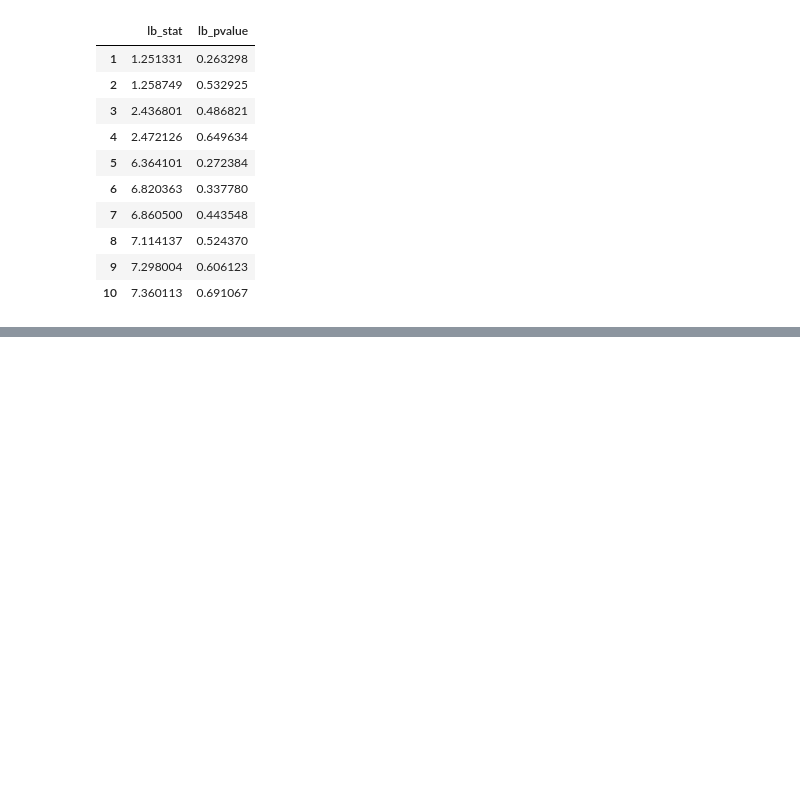
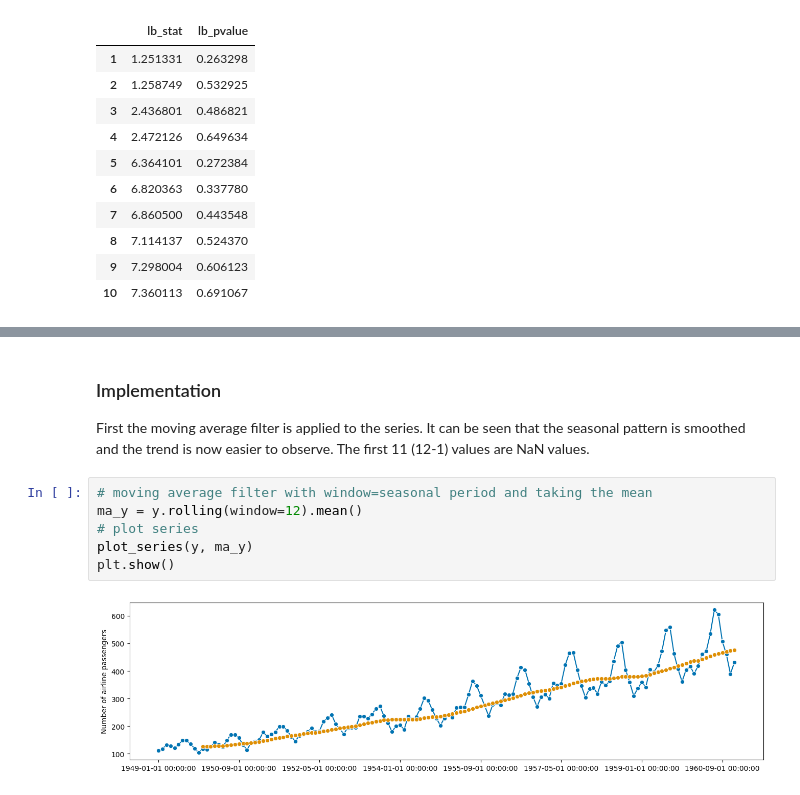
Before and after one commit to marialonsogar/Introduction-to-Time-Series, a Jupyter notebook: lessons/01-Introduction.ipynb, the cells around one changed output, grey strips where cells are left out. Drawn from its saved outputs; the diff is of its cells as text; blank space fills up the shorter version.

```diff
--- a/lessons/01-Introduction.ipynb
+++ b/lessons/01-Introduction.ipynb
@@ -320,0 +453,12 @@ The test statistic for the first lag is 1.251331 and the p-value is 0.263298>0.0
+# %% [markdown]
+### Implementation
+
+First the moving average filter is applied to the series. It can be seen that the seasonal pattern is smoothed and the trend is now easier to observe. The first 11 (12-1) values are NaN values.
+# %%
+# moving average filter with window=seasonal period and taking the mean
+ma_y = y.rolling(window=12).mean()
+# plot series
+plot_series(y, ma_y)
+plt.show()
+# %% [output]
+[figure, added]
```
Also changed, not shown: parts of 36 cells of this notebook.
